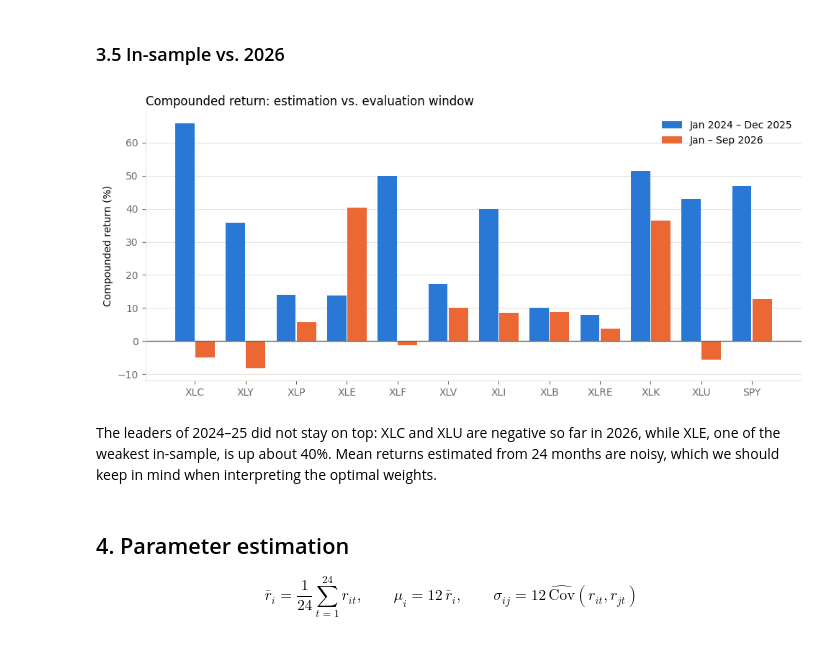
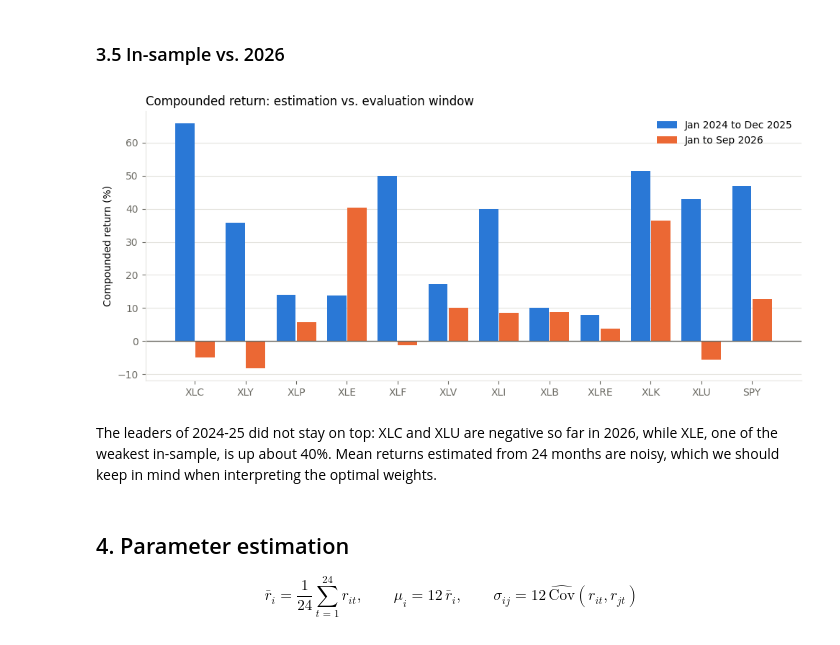
Before and after one commit to anveshachuri/ieor4004-sector-portfolio, a Jupyter notebook: milestone3_data.ipynb, the cells around one changed output. Saved outputs shown, nothing was run; the diff lists cells and outputs as text; code cells hidden in the pictures.

```diff
--- a/milestone3_data.ipynb
+++ b/milestone3_data.ipynb
@@ -271,21 +271,21 @@ XLK has close to zero correlation with XLP, XLE and XLV, while the cyclical sect
 # %% [markdown]
 ### 3.5 In-sample vs. 2026
 # %%
-comp = pd.DataFrame({"Jan 2024 – Dec 2025": (1 + est).prod() - 1,
-                     "Jan – Sep 2026": (1 + oos).prod() - 1}) * 100
+comp = pd.DataFrame({"Jan 2024 to Dec 2025": (1 + est).prod() - 1,
+                     "Jan to Sep 2026": (1 + oos).prod() - 1}) * 100
 x = np.arange(len(TICKERS))
 fig, ax = plt.subplots(figsize=(10, 4.5))
 ax.bar(x - 0.2, comp.iloc[:, 0], 0.38, color=BLUE, label=comp.columns[0])
 ax.bar(x + 0.2, comp.iloc[:, 1], 0.38, color=ORANGE, label=comp.columns[1])
 ax.axhline(0, color=MUTED, linewidth=1)
 ax.set_xticks(x, TICKERS); ax.set_ylabel("Compounded return (%)")
 ax.set_title("Compounded return: estimation vs. evaluation window", loc="left")
 ax.legend(frameon=False); ax.grid(axis="y", color=GRID); ax.set_axisbelow(True)
 plt.tight_layout(); plt.show()
 # %% [output]
-[figure, old version]
+[figure, new version]
 # %% [markdown]
-The leaders of 2024–25 did not stay on top: XLC and XLU are negative so far in 2026, while XLE, one of the weakest in-sample, is up about 40%. Mean returns estimated from 24 months are noisy, which we should keep in mind when interpreting the optimal weights.
+The leaders of 2024-25 did not stay on top: XLC and XLU are negative so far in 2026, while XLE, one of the weakest in-sample, is up about 40%. Mean returns estimated from 24 months are noisy, which we should keep in mind when interpreting the optimal weights.
 # %% [markdown]
 ## 4. Parameter estimation
 
```
Also changed, not shown: parts of 5 cells of this notebook.
